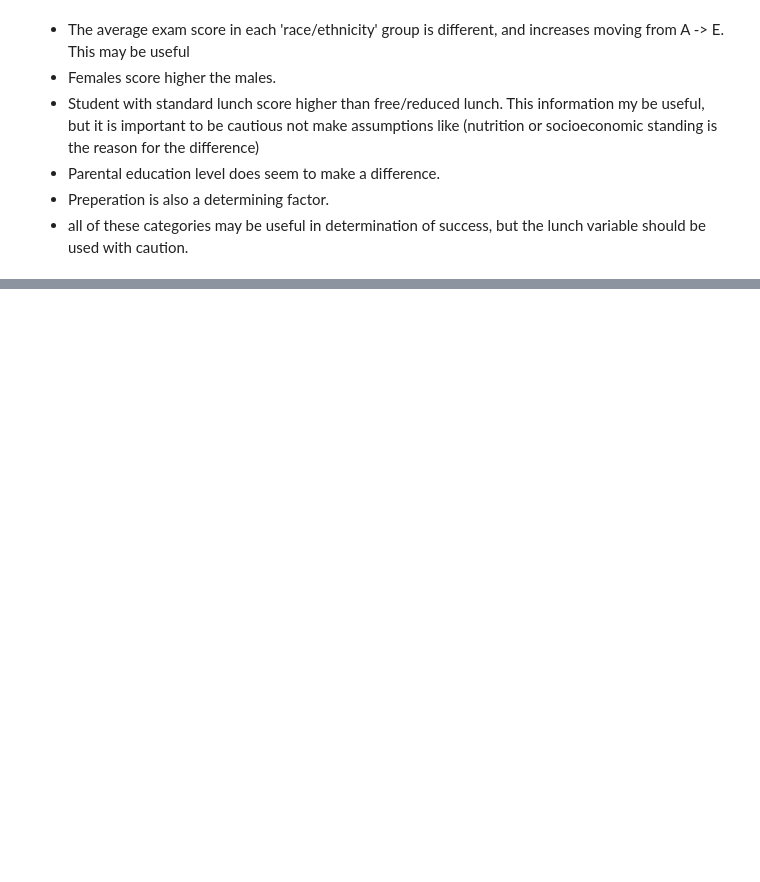
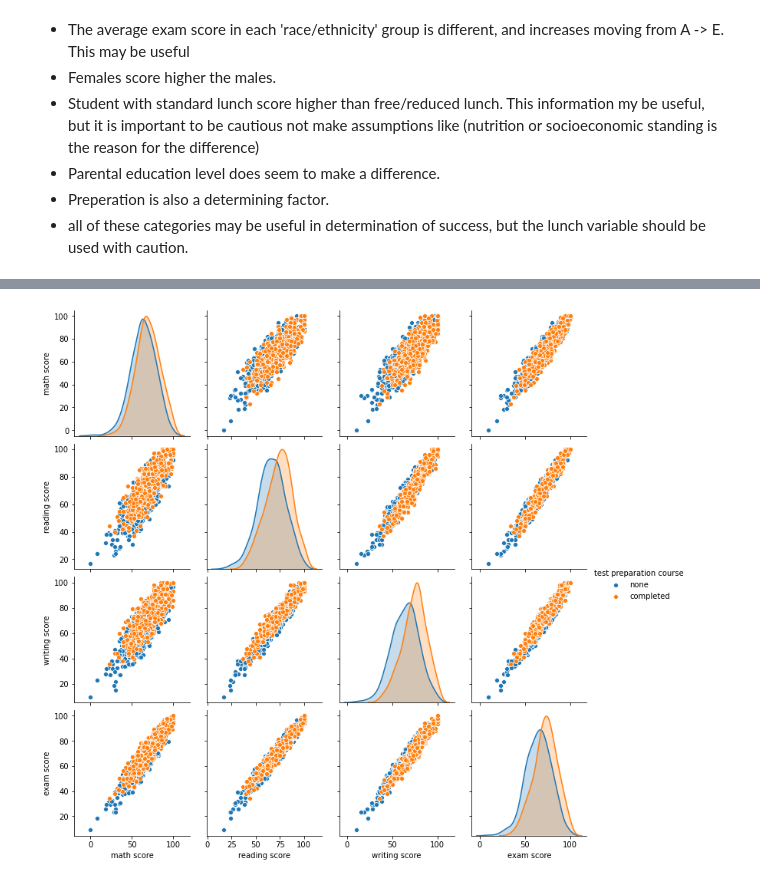
Before and after one commit to Ninjaneer1/theWorks, a Jupyter notebook: Feature_Eng_I.ipynb, the cells around one changed output, grey strips where cells are left out. Cells and saved outputs as stored; diff of their text form; code cells hidden in the pictures; blank space fills up the shorter version.

```diff
--- a/Feature_Eng_I.ipynb
+++ b/Feature_Eng_I.ipynb
@@ -240,0 +247,5 @@ plt.show()
+# %%
+sns.pairplot(data=df, hue="test preparation course")
+plt.show()
+# %% [output]
+[figure, added]
```
Also changed, not shown: parts of 6 cells of this notebook.
